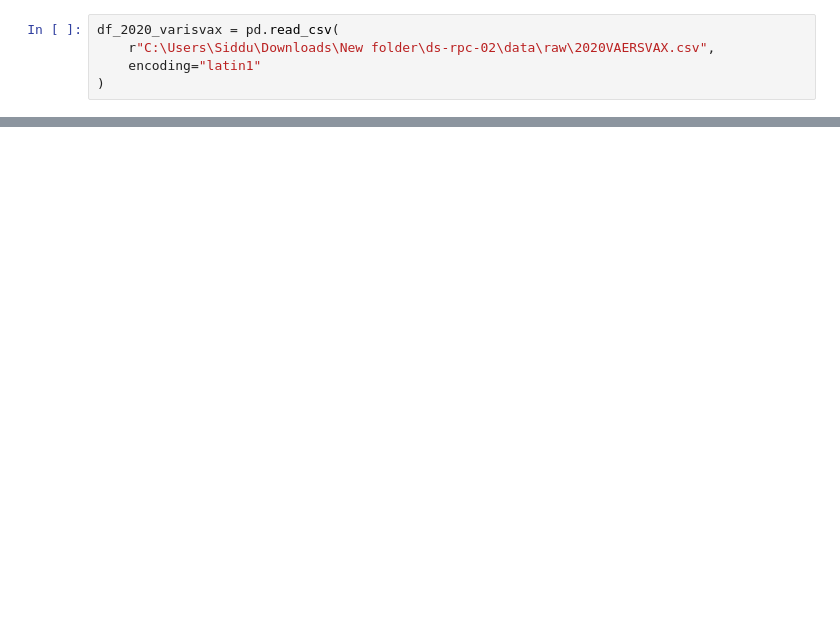
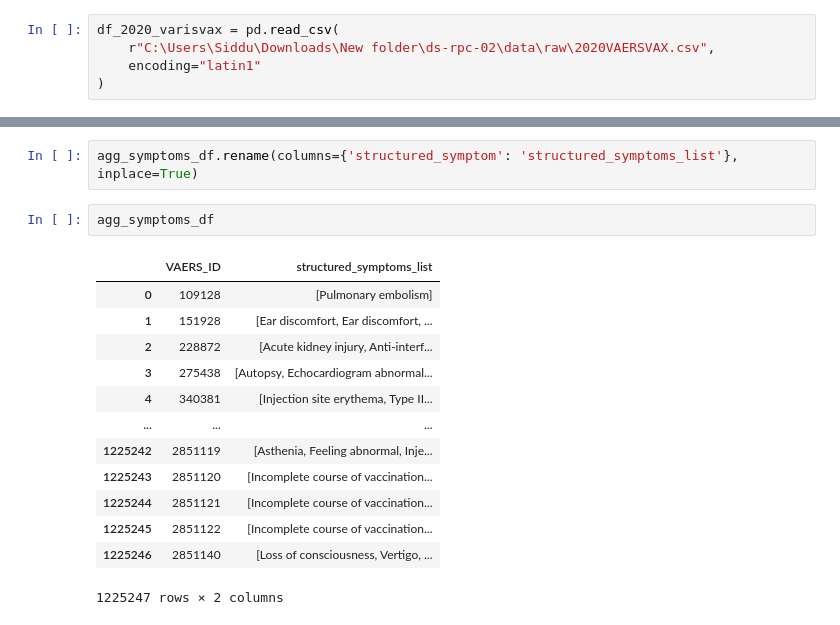
Before and after one commit to siddu28/ds-rpc-02, a Jupyter notebook: src/preprocessing/data_cleaning.ipynb, the cells around one changed output, grey strips where cells are left out. Saved outputs shown, nothing was run; the diff lists cells and outputs as text; blank space fills up the shorter version.

```diff
--- a/src/preprocessing/data_cleaning.ipynb
+++ b/src/preprocessing/data_cleaning.ipynb
@@ -434,0 +165,18 @@ df_2021.to_csv(r"C:\Users\Siddu\Downloads\New folder\ds-rpc-02\data\processed\20
+# %%
+agg_symptoms_df.rename(columns={'structured_symptom': 'structured_symptoms_list'}, inplace=True)
+# %%
+agg_symptoms_df
+# %% [output]
+|  | VAERS_ID | structured_symptoms_list |
+| 0 | 109128 | [Pulmonary embolism] |
+| 1 | 151928 | [Ear discomfort, Ear discomfort, ... |
+| 2 | 228872 | [Acute kidney injury, Anti-interf... |
+| 3 | 275438 | [Autopsy, Echocardiogram abnormal... |
+| 4 | 340381 | [Injection site erythema, Type II... |
+| ... | ... | ... |
+| 1225242 | 2851119 | [Asthenia, Feeling abnormal, Inje... |
+| 1225243 | 2851120 | [Incomplete course of vaccination... |
+| 1225244 | 2851121 | [Incomplete course of vaccination... |
+| 1225245 | 2851122 | [Incomplete course of vaccination... |
+| 1225246 | 2851140 | [Loss of consciousness, Vertigo, ... |
+1225247 rows × 2 columns
```
Also changed, not shown: parts of 70 cells of this notebook.
